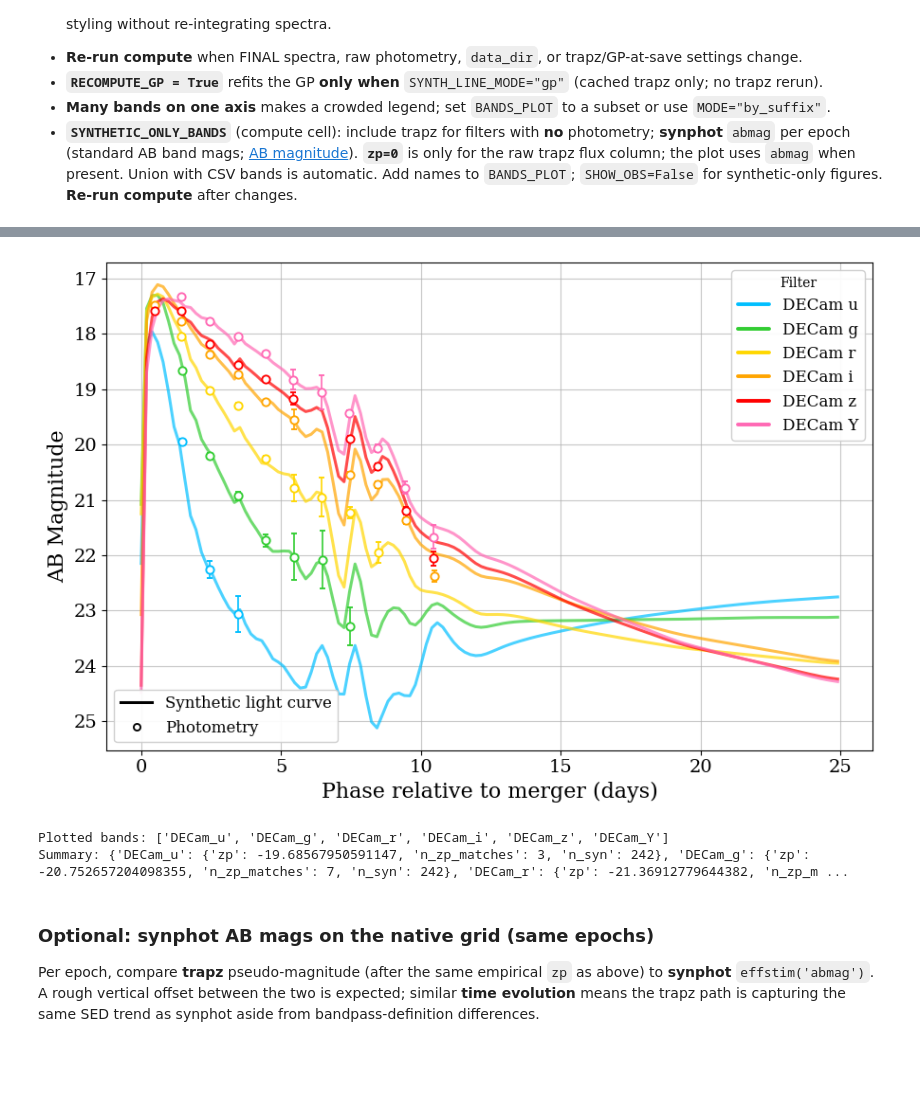
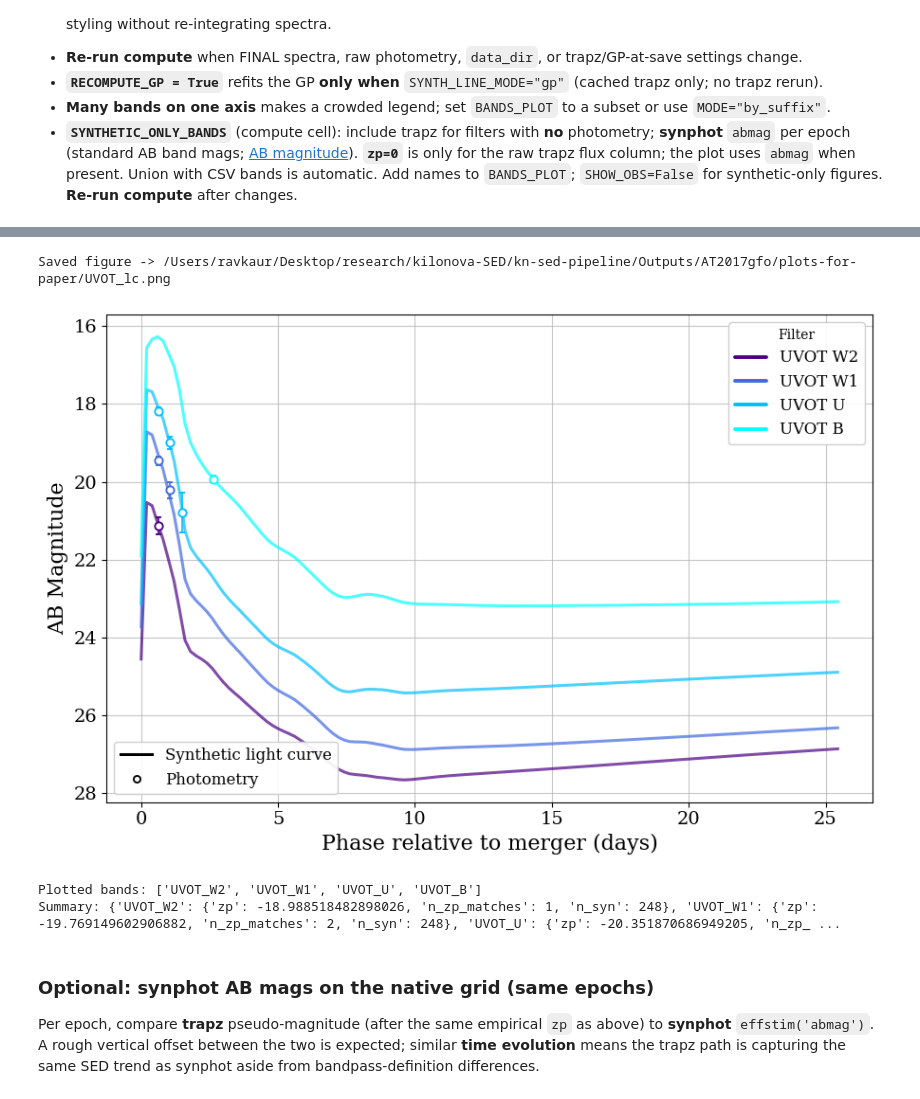
Before and after one commit to ravkaur20/kn-sed-pipeline, a Jupyter notebook: Codes/7.5_alternate.ipynb, the cells around one changed output, grey strips where cells are left out. Drawn from its saved outputs; the diff is of its cells as text; code cells hidden in the pictures; blank space fills up the shorter version.

```diff
--- a/Codes/7.5_alternate.ipynb
+++ b/Codes/7.5_alternate.ipynb
@@ -552,17 +551,21 @@ def _draw_synthetic_line(ax, band, d, color, gp_color, syn_phase, pseudo, s_sort
             )
 
 
+def _draw_mag_limit_lines(ax):
+    """Dashed horizontal magnitude limits from MAG_LIMIT_LINES (list of (mag, color)); None/[] = off.
+
+    Set by the distance-rescaled cell (MAG_LIMIT_LINES_DISTANCE); off for the other plots by default.
+    """
+    for mag, color in (globals().get("MAG_LIMIT_LINES") or []):
+        ax.axhline(y=float(mag), color=color, linestyle="--", alpha=0.5, zorder=1)
+
+
 def plot_panel():
     plt.rcParams['font.family'] = 'serif'
     fig, ax = plt.subplots(figsize=FIGSIZE)
     summary_bands = {}
     bands_drawn = []
-    #ax.axhline(y=22.55, color='hotpink', linestyle='--', alpha=0.5)
-    #ax.axhline(y=23.56, color='red', linestyle='--', alpha=0.5)
-    #ax.axhline(y=24.13, color='orange', linestyle='--', alpha=0.5)
-    #ax.axhline(y=24.52, color='gold', linestyle='--', alpha=0.5)
-    #ax.axhline(y=24.97, color='limegreen', linestyle='--', alpha=0.5)
-    #ax.axhline(y=23.70, color='deepskyblue', linestyle='--', alpha=0.5)
+    _draw_mag_limit_lines(ax)
     for band in bands_plot:
         if band not in cache["bands"]:
             continue
@@ -672,6 +675,7 @@ def plot_by_suffix():
     for suff in sorted(suff_groups.keys()):
         blist = suff_groups[suff]
         fig, ax = plt.subplots(figsize=FIGSIZE)
+        _draw_mag_limit_lines(ax)
         bands_drawn = []
         for band in blist:
             d = cache["bands"][band]
@@ -760,9 +764,9 @@ MODE = "panel"
 # None = every band in the cache; or e.g. ("GROND_g", "GROND_r") to declutter
 #BANDS_PLOT = ('LSST_u', 'LSST_g', 'LSST_r', 'LSST_i', 'LSST_z', 'LSST_Y')
 #BANDS_PLOT = ('GROND_g', 'GROND_r', 'GROND_i', 'GROND_z', 'GROND_H', 'GROND_J', 'GROND_K')
-BANDS_PLOT = ('DECam_u', 'DECam_g', 'DECam_r', 'DECam_i', 'DECam_z', 'DECam_Y')
+#BANDS_PLOT = ('DECam_u', 'DECam_g', 'DECam_r', 'DECam_i', 'DECam_z', 'DECam_Y')
 #BANDS_PLOT = ('SIRIUS_J', 'SIRIUS_H', 'SIRIUS_Ks')
-#BANDS_PLOT = ('UVOT_W2', 'UVOT_W1', 'UVOT_U', 'UVOT_B')
+BANDS_PLOT = ('UVOT_W2', 'UVOT_W1', 'UVOT_U', 'UVOT_B')
 
 SHOW_OBS = True
 SHOW_TRAPZ = False
@@ -775,8 +779,10 @@ TRAPZ_SPLINE_S = 0
 N_TRAPZ_LINE = 128
 # Optional explicit colors: None | dict band -> color | tuple/list same length as bands_plot,
 # matching the order of BANDS_PLOT (bands missing from cache are skipped from bands_plot).
-BAND_COLORS = ('deepskyblue', 'limegreen', 'gold', 'orange', 'red', 'hotpink')
-#BAND_COLORS = ('indigo', 'royalblue', 'deepskyblue', 'cyan')
+#BAND_COLORS = ('limegreen', 'gold', 'orange', 'salmon', 'red', 'hotpink', 'maroon')
+#BAND_COLORS = ('orange', 'red', 'maroon')
+#BAND_COLORS = ('deepskyblue', 'limegreen', 'gold', 'orange', 'red', 'hotpink')
+BAND_COLORS = ('indigo', 'royalblue', 'deepskyblue', 'cyan')
 
 # Refit GP from cached trapz in the notebook (no spectrum integration); only used when SYNTH_LINE_MODE == "gp"
 RECOMPUTE_GP = True
@@ -797,37 +803,38 @@ OBS_MARKER_EDGE_WIDTH = 1.35
 # Save figure: set to a file path (str or pathlib.Path), or None / "" to skip.
 # by_suffix: writes one file per suffix as <stem>_<suffix><ext> (e.g. Plots/lc_g.png).
 FIG_SAVE_PATH = None
-#FIG_SAVE_PATH = os.path.join(rt.output_dir, SNNAME, "plots-for-flash", "LSST_lc.png")  # _maybe_save_fig creates the dir
+FIG_SAVE_PATH = os.path.join(rt.output_dir, SNNAME, "plots-for-paper", "UVOT_lc.png")  # _maybe_save_fig creates the dir
 FIG_SAVE_DPI = 500
 #FIG_SAVE_PATH = None
 #XLIM = (0, 25)
 
 # by_suffix: log-scaled positive phase like plotting-final.ipynb
 SUFFIX_USE_LOG_X = False
 SUFFIX_XLIM_PADDING = 0.9, 1.1  # multiply min/max positive phase
 # ----------------------------------------
 
 bands_avail = sorted(cache["bands"].keys())
 if BANDS_PLOT is not None:
     bands_plot = [b for b in BANDS_PLOT if b in cache["bands"]]
 else:
     bands_plot = list(bands_avail)
 
 colors = plt.rcParams["axes.prop_cycle"].by_key()["color"]
 _VALID_SYNTH_MODES = frozenset({"gp", "smooth_trapz", "trapz_linear", "none"})
 
 
 
 if MODE == "panel":
     plot_panel()
 elif MODE == "by_suffix":
     plot_by_suffix()
 else:
     raise ValueError("MODE must be 'panel' or 'by_suffix', got %r" % (MODE,))
 # %% [output]
+Saved figure -> /Users/ravkaur/Desktop/research/kilonova-SED/kn-sed-pipeline/Outputs/AT2017gfo/plots-for-paper/UVOT_lc.png
-[figure, old version]
+[figure, new version]
-Plotted bands: ['DECam_u', 'DECam_g', 'DECam_r', 'DECam_i', 'DECam_z', 'DECam_Y']
-Summary: {'DECam_u': {'zp': -19.68567950591147, 'n_zp_matches': 3, 'n_syn': 242}, 'DECam_g': {'zp': -20.752657204098355, 'n_zp_matches': 7, 'n_syn': 242}, 'DECam_r': {'zp': -21.36912779644382, 'n_zp_m ...
+Plotted bands: ['UVOT_W2', 'UVOT_W1', 'UVOT_U', 'UVOT_B']
+Summary: {'UVOT_W2': {'zp': -18.988518482898026, 'n_zp_matches': 1, 'n_syn': 248}, 'UVOT_W1': {'zp': -19.769149602906882, 'n_zp_matches': 2, 'n_syn': 248}, 'UVOT_U': {'zp': -20.351870686949205, 'n_zp_ ...
 # %% [markdown]
 ### Optional: synphot AB mags on the native grid (same epochs)
 
```
Also changed, not shown: parts of 3 cells of this notebook, 6 other files.
